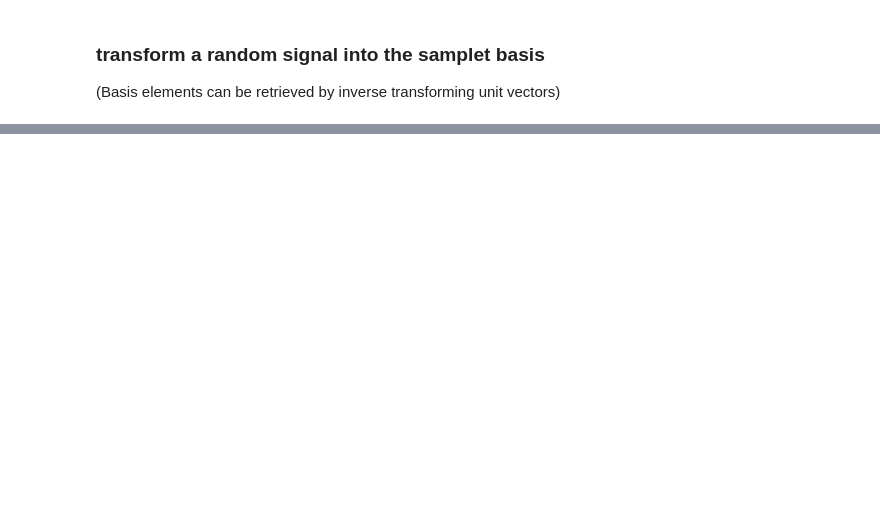
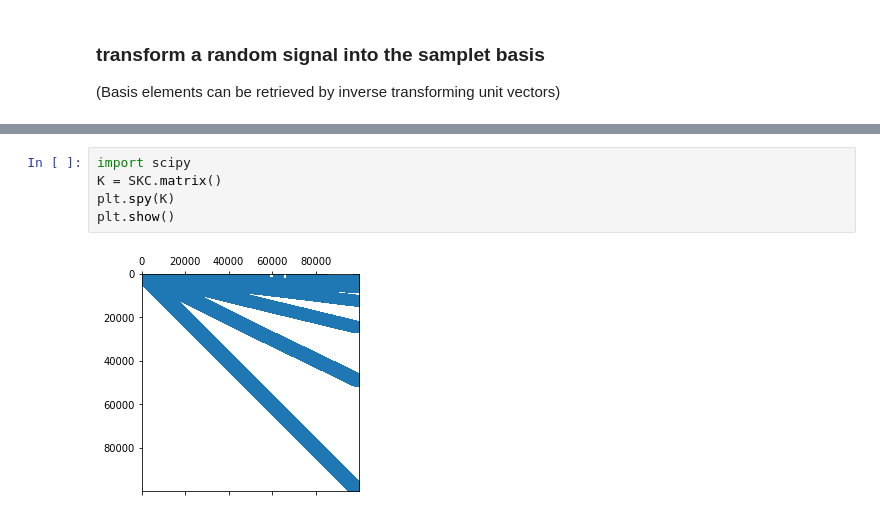
Before and after one commit to muchip/fmca, a Jupyter notebook: py/FMCA_Samplets.ipynb, the cells around one changed output, grey strips where cells are left out. Cells and saved outputs as stored; diff of their text form; blank space fills up the shorter version.

Commit message:
added sparse matrix output

```diff
--- a/py/FMCA_Samplets.ipynb
+++ b/py/FMCA_Samplets.ipynb
@@ -83,0 +137,7 @@ print('elapsed time kernel compression:  ', stop - start, 'sec.')
+# %%
+import scipy
+K = SKC.matrix()
+plt.spy(K)
+plt.show()
+# %% [output]
+[figure, added]
```
Also changed, not shown: parts of 7 cells of this notebook, 1 other file.
